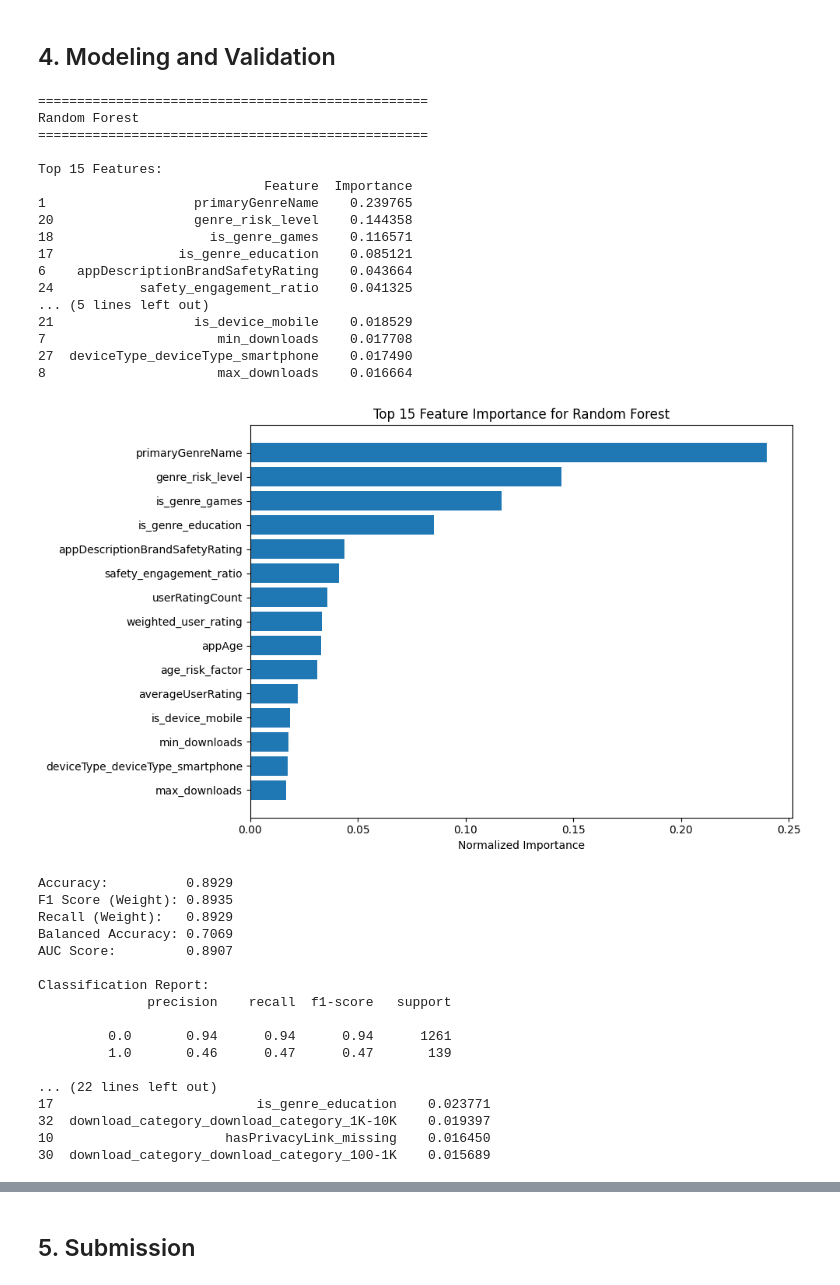
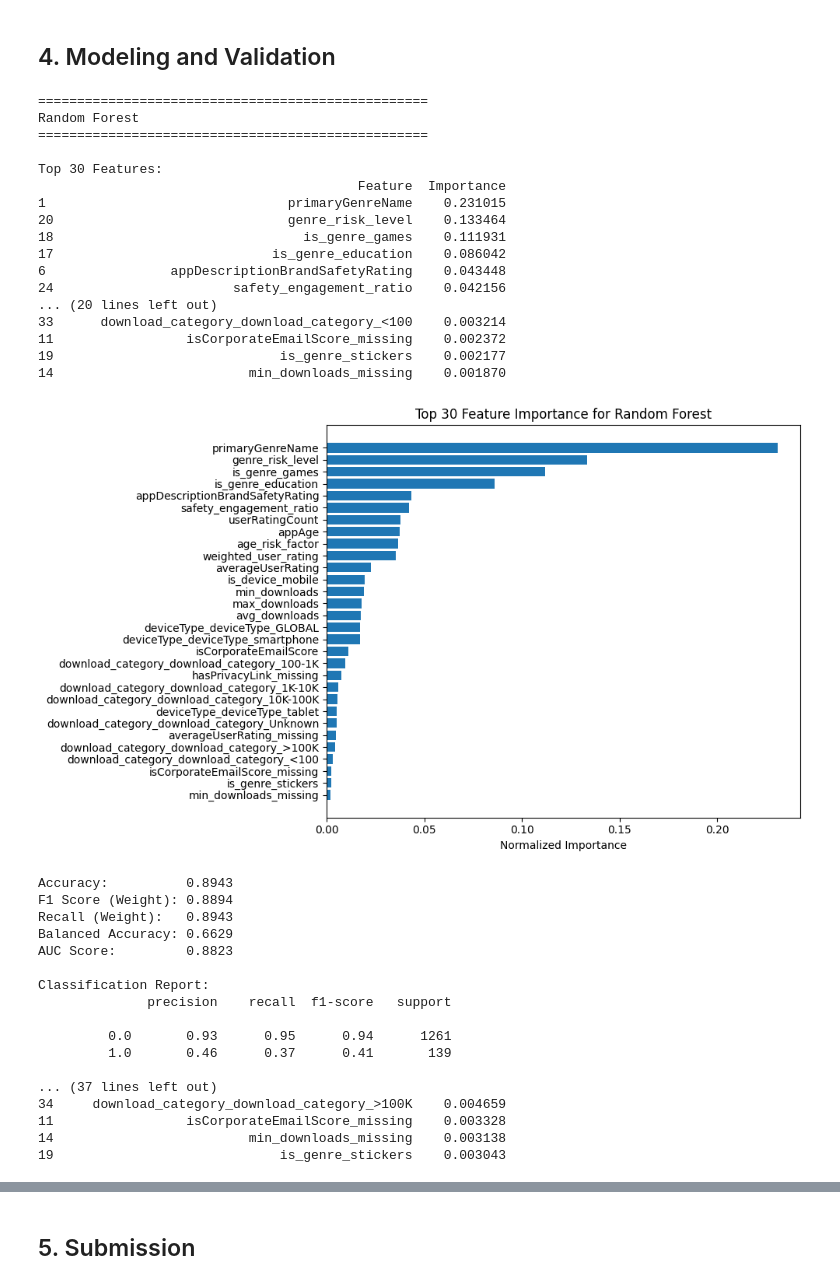
Before and after one commit to Reasondro/FindIT, a Jupyter notebook: Find_IT_Ale_New.ipynb, the cells around one changed output, grey strips where cells are left out. Drawn from its saved outputs; the diff is of its cells as text; code cells hidden in the pictures.

```diff
--- a/Find_IT_Ale_New.ipynb
+++ b/Find_IT_Ale_New.ipynb
@@ -1818,16 +1876,16 @@ def evaluate_model(model, X_train, y_train, X_val, y_val, model_name):
             'Importance': normalized_importances
         }).sort_values(by='Importance', ascending=False)
 
-        # Display top 15 features
-        print("\nTop 15 Features:")
-        print(feature_importance_df.head(15))
+        # Display top 30 features
+        print("\nTop 30 Features:")
+        print(feature_importance_df.head(30))
 
         # Plot feature importance
         plt.figure(figsize=(10, 6))
-        plt.barh(feature_importance_df.head(15)['Feature'],
-                feature_importance_df.head(15)['Importance'])
+        plt.barh(feature_importance_df.head(30)['Feature'],
+                feature_importance_df.head(30)['Importance'])
         plt.xlabel('Normalized Importance')
-        plt.title(f'Top 15 Feature Importance for {model_name}')
+        plt.title(f'Top 30 Feature Importance for {model_name}')
         plt.gca().invert_yaxis()  # Display highest importance at the top
         plt.tight_layout()
         plt.show()
@@ -1859,7 +1917,7 @@ def evaluate_model(model, X_train, y_train, X_val, y_val, model_name):
 models = {
     "Random Forest": RandomForestClassifier(
         n_estimators=200,
-        max_depth=15,
+        max_depth=20,
         min_samples_split=5,
         min_samples_leaf=2,
         max_features='sqrt',
@@ -1889,61 +1947,61 @@ models = {
         iterations=200,
         # iterations=400,
         learning_rate=0.05,
         depth=7,
         l2_leaf_reg=3,
         loss_function='Logloss',
         eval_metric='AUC',
         random_seed=42,
         class_weights=[1,9.06],  # Adjust based on class imbalance ratio
         verbose=0
     )
 }
 
 # Evaluate all models
 results = {}
 for name, model in models.items():
     trained_model, auc_score = evaluate_model(model, X_train, y_train, X_val, y_val, name)
     results[name] = {'model': trained_model, 'auc': auc_score}
 
 # Display results summary
 print("\n" + "="*50)
 print("Model Performance Summary (AUC)")
 print("="*50)
 for name, result in sorted(results.items(), key=lambda x: x[1]['auc'], reverse=True):
     print(f"{name}: {result['auc']:.6f}")
 # %% [output]
 ==================================================
 Random Forest
 ==================================================
 
-Top 15 Features:
-                             Feature  Importance
-1                   primaryGenreName    0.239765
-20                  genre_risk_level    0.144358
-18                    is_genre_games    0.116571
-17                is_genre_education    0.085121
-6    appDescriptionBrandSafetyRating    0.043664
-24           safety_engagement_ratio    0.041325
-... (5 lines left out)
-21                  is_device_mobile    0.018529
-7                      min_downloads    0.017708
-27  deviceType_deviceType_smartphone    0.017490
-8                      max_downloads    0.016664
+Top 30 Features:
+                                         Feature  Importance
+1                               primaryGenreName    0.231015
+20                              genre_risk_level    0.133464
+18                                is_genre_games    0.111931
+17                            is_genre_education    0.086042
+6                appDescriptionBrandSafetyRating    0.043448
+24                       safety_engagement_ratio    0.042156
+... (20 lines left out)
+33      download_category_download_category_<100    0.003214
+11                 isCorporateEmailScore_missing    0.002372
+19                             is_genre_stickers    0.002177
+14                         min_downloads_missing    0.001870
-[figure, old version]
+[figure, new version]
-Accuracy:          0.8929
-F1 Score (Weight): 0.8935
-Recall (Weight):   0.8929
-Balanced Accuracy: 0.7069
-AUC Score:         0.8907
+Accuracy:          0.8943
+F1 Score (Weight): 0.8894
+Recall (Weight):   0.8943
+Balanced Accuracy: 0.6629
+AUC Score:         0.8823
 
 Classification Report:
               precision    recall  f1-score   support
 
-         0.0       0.94      0.94      0.94      1261
-         1.0       0.46      0.47      0.47       139
+         0.0       0.93      0.95      0.94      1261
+         1.0       0.46      0.37      0.41       139
 
-... (22 lines left out)
-17                          is_genre_education    0.023771
-32  download_category_download_category_1K-10K    0.019397
-10                      hasPrivacyLink_missing    0.016450
-30  download_category_download_category_100-1K    0.015689
+... (37 lines left out)
+34     download_category_download_category_>100K    0.004659
+11                 isCorporateEmailScore_missing    0.003328
+14                         min_downloads_missing    0.003138
+19                             is_genre_stickers    0.003043
```
Also changed, not shown: parts of 7 cells of this notebook.
